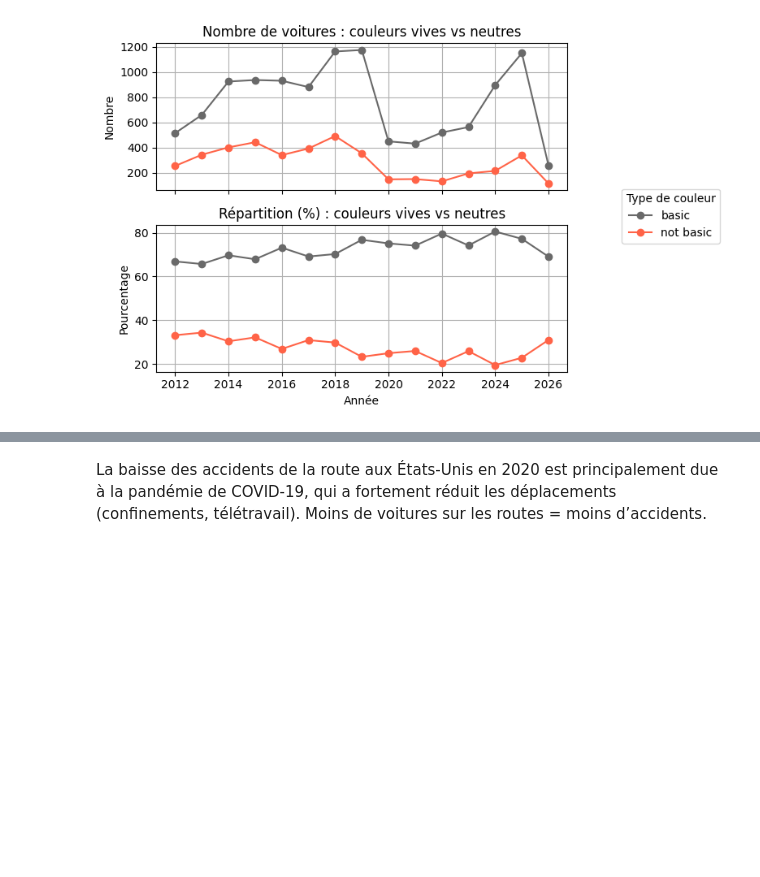
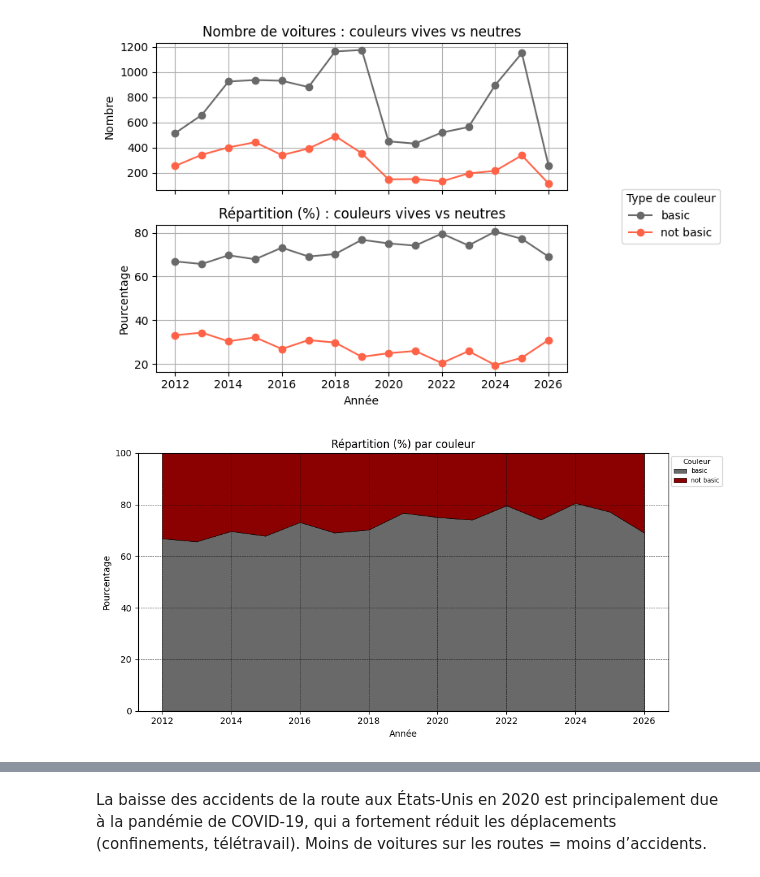
Before and after one commit to Melanie-Gomis/Marathon_du_web_couleurs_automobiles, a Jupyter notebook: Prediction.ipynb, the cells around one changed output, grey strips where cells are left out. Drawn from its saved outputs; the diff is of its cells as text; code cells hidden in the pictures; blank space fills up the shorter version.

```diff
--- a/Prediction.ipynb
+++ b/Prediction.ipynb
@@ -447,3 +447,46 @@ plt.tight_layout()
 plt.show()
 # %% [output]
 [figure]
+# %%
+import matplotlib.pyplot as plt
+
+# -----------------------------
+# Graphique unique : aire empilée pour Color_general
+# -----------------------------
+fig, ax = plt.subplots(figsize=(10, 5))
+
+# Créer la liste des couleurs en remplaçant "not basic" par darkred
+colors_ordered = counts_percent.columns.tolist()
+colors_plot = [
+    'darkred' if color == 'not basic' else palette.get(color, 'gray')
+    for color in colors_ordered
+]
+
+# Stackplot
+stack = ax.stackplot(
+    counts_percent.index,
+    [counts_percent[color] for color in colors_ordered],
+    colors=colors_plot,
+    labels=colors_ordered
+)
+
+# Ajouter contours foncés pour chaque zone
+for poly in stack:
+    poly.set_edgecolor('black')
+    poly.set_linewidth(0.5)
+
+ax.set_title("Répartition (%) par couleur")
+ax.set_xlabel("Année")
+ax.set_ylabel("Pourcentage")
+ax.set_ylim(0, 100)
+
+# Grille très foncée
+ax.grid(True, color='#111111', linestyle='--', linewidth=0.5)
+
+# Légende
+ax.legend(title="Couleur", fontsize=7, title_fontsize=8, loc='upper left', bbox_to_anchor=(1,1))
+
+plt.tight_layout()
+plt.show()
+# %% [output]
+[figure, added]
```
Also changed, not shown: parts of 1 cell of this notebook, 43 other files.
